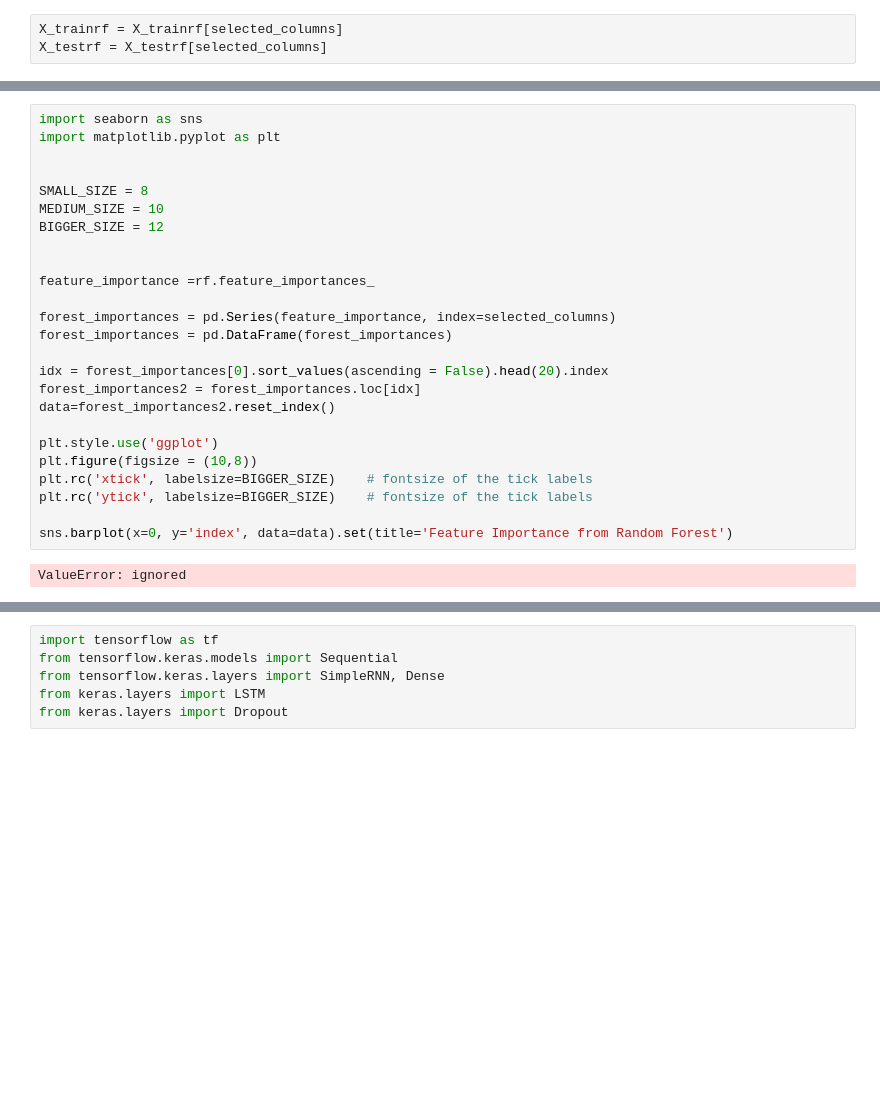
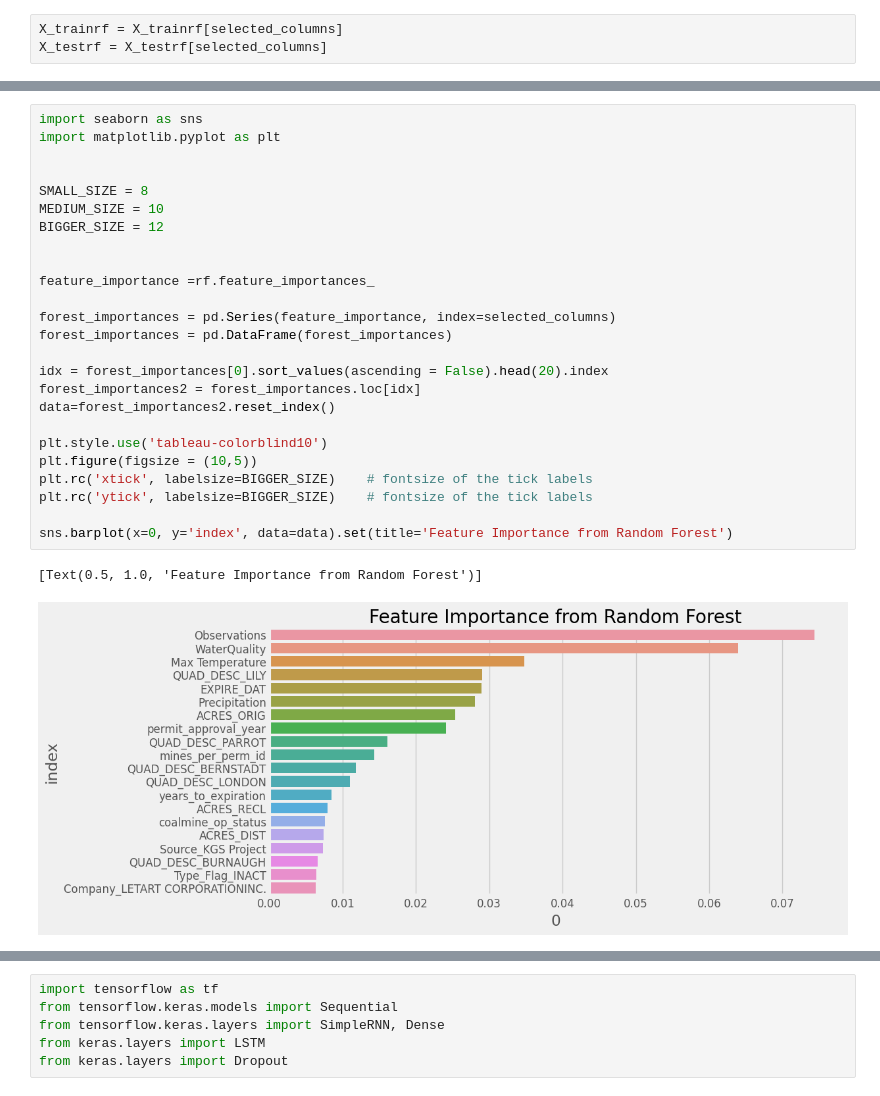
Before and after one commit to KendallScott/Capstone, a Jupyter notebook: Working RNN/Data_Cleanup.ipynb, the cells around one changed output, grey strips where cells are left out. Cells and saved outputs as stored; diff of their text form; blank space fills up the shorter version.

```diff
--- a/Working RNN/Data_Cleanup.ipynb
+++ b/Working RNN/Data_Cleanup.ipynb
@@ -608,30 +616,31 @@ R-squared (R^2): 0.6242561725665627
 # %%
 import seaborn as sns
 import matplotlib.pyplot as plt
 
 
 SMALL_SIZE = 8
 MEDIUM_SIZE = 10
 BIGGER_SIZE = 12
 
 
 feature_importance =rf.feature_importances_
 
 forest_importances = pd.Series(feature_importance, index=selected_columns)
 forest_importances = pd.DataFrame(forest_importances)
 
 idx = forest_importances[0].sort_values(ascending = False).head(20).index
 forest_importances2 = forest_importances.loc[idx]
 data=forest_importances2.reset_index()
 
-plt.style.use('ggplot')
-plt.figure(figsize = (10,8))
+plt.style.use('tableau-colorblind10')
+plt.figure(figsize = (10,5))
 plt.rc('xtick', labelsize=BIGGER_SIZE)    # fontsize of the tick labels
 plt.rc('ytick', labelsize=BIGGER_SIZE)    # fontsize of the tick labels
 
 sns.barplot(x=0, y='index', data=data).set(title='Feature Importance from Random Forest')
 # %% [output]
-ValueError: ignored
+[Text(0.5, 1.0, 'Feature Importance from Random Forest')]
+[figure, added]
 # %%
 data
 # %% [output]
```
Also changed, not shown: parts of 21 cells of this notebook.
